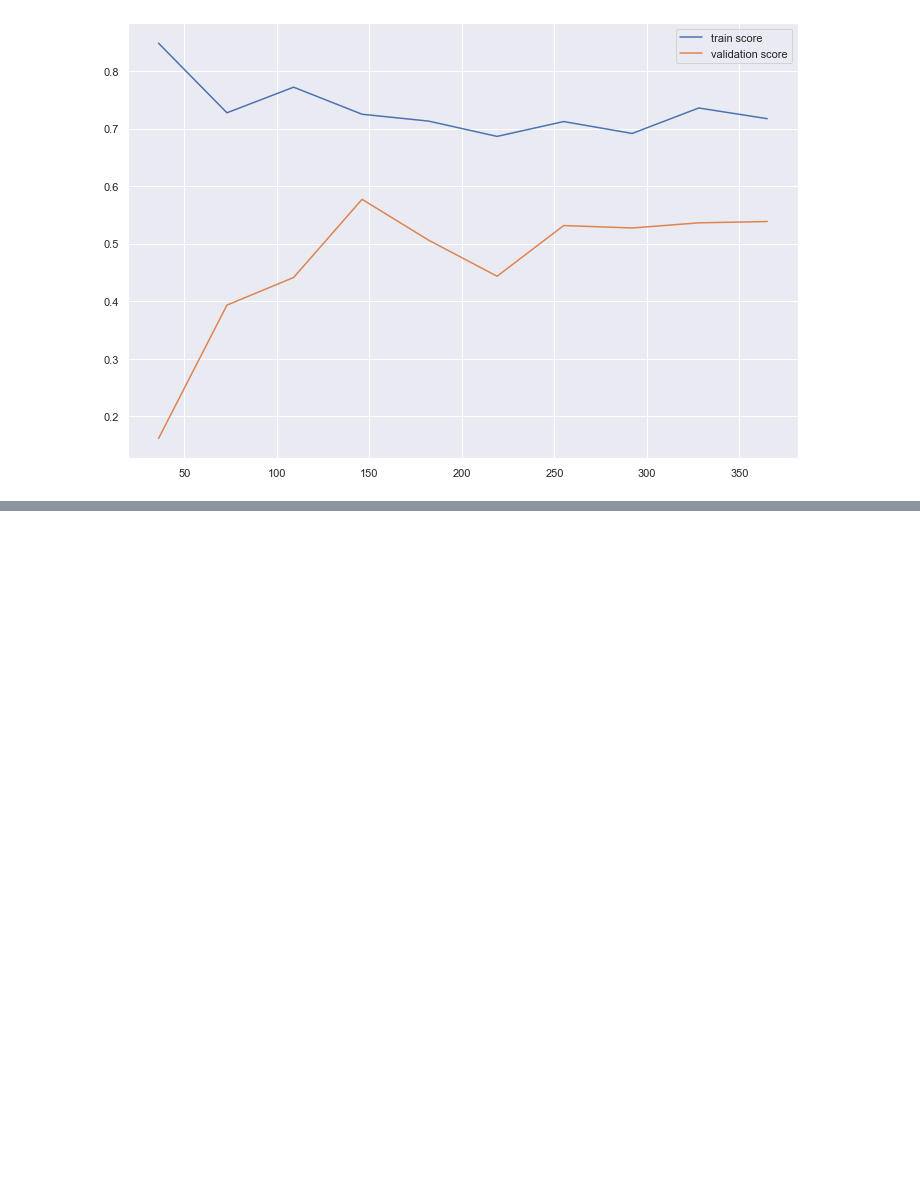
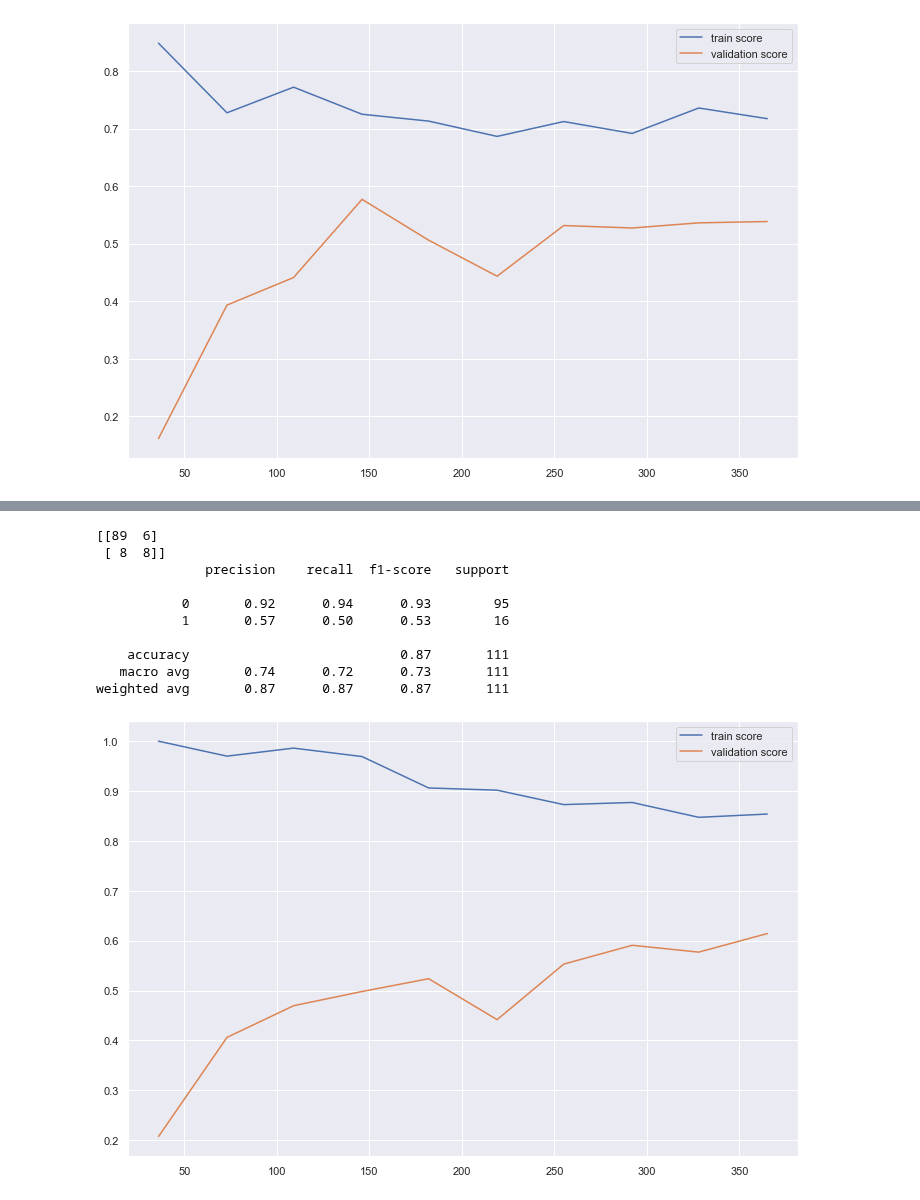
Before and after one commit to TrefleEncornet2/PortFolio, a Jupyter notebook: COVID_ML_modelling.ipynb, the cells around one changed output, grey strips where cells are left out. Cells and saved outputs as stored; diff of their text form; code cells hidden in the pictures; blank space fills up the shorter version.

```diff
--- a/COVID_ML_modelling.ipynb
+++ b/COVID_ML_modelling.ipynb
@@ -152,0 +220,5 @@ weighted avg       0.86      0.86      0.86       111
+# %%
+hyper_params_2 = {'svc__gamma':[1e-3, 1e-4],
+                'svc__C':[1,10,100,1000],
+               'pipeline__polynomialfeatures__degree': [2,3,4],
+               'pipeline__selectkbest__k':range(40,60)}
@@ -152,0 +227,10 @@ weighted avg       0.86      0.86      0.86       111
+# %%
+random_grid = RandomizedSearchCV(SVM, hyper_params_2, scoring='recall', cv=4, n_iter = 40)
+
+random_grid.fit(X_train, y_train)
+
+print(random_grid.best_params_)
+
+y_pred = random_grid.predict(X_test)
+
+print(classification_report(y_test, y_pred))
@@ -152,0 +247,14 @@ weighted avg       0.86      0.86      0.86       111
+# %%
+evaluation(random_grid)
+# %% [output]
+[[89  6]
+ [ 8  8]]
+              precision    recall  f1-score   support
+
+           0       0.92      0.94      0.93        95
+           1       0.57      0.50      0.53        16
+
+    accuracy                           0.87       111
+   macro avg       0.74      0.72      0.73       111
+weighted avg       0.87      0.87      0.87       111
+[figure, added]
```
Also changed, not shown: parts of 21 cells of this notebook.
